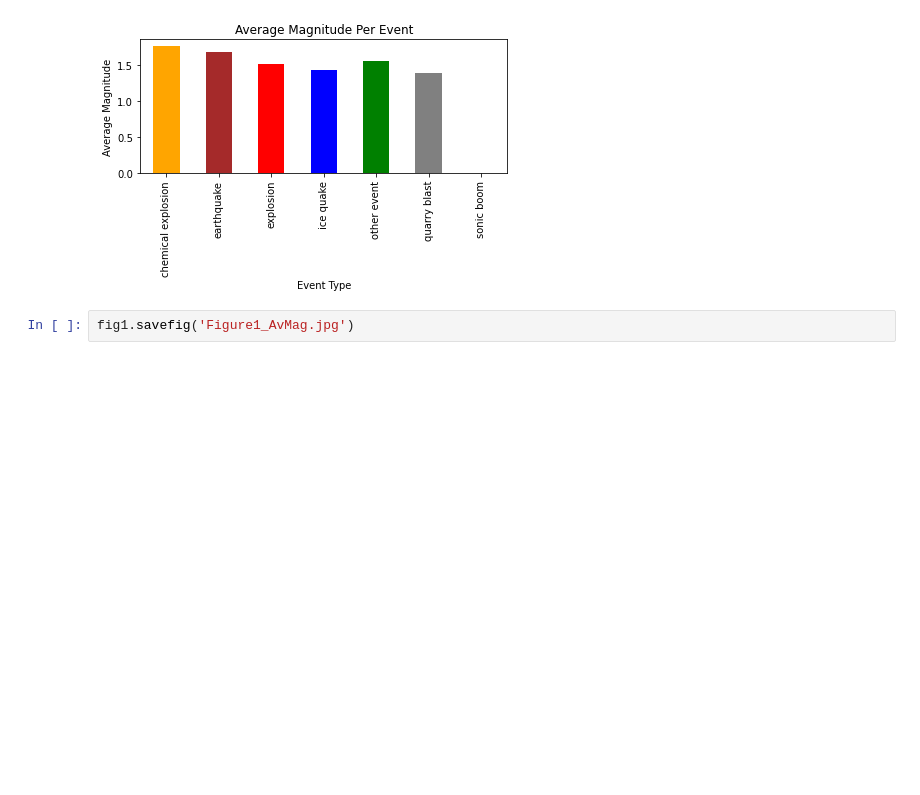
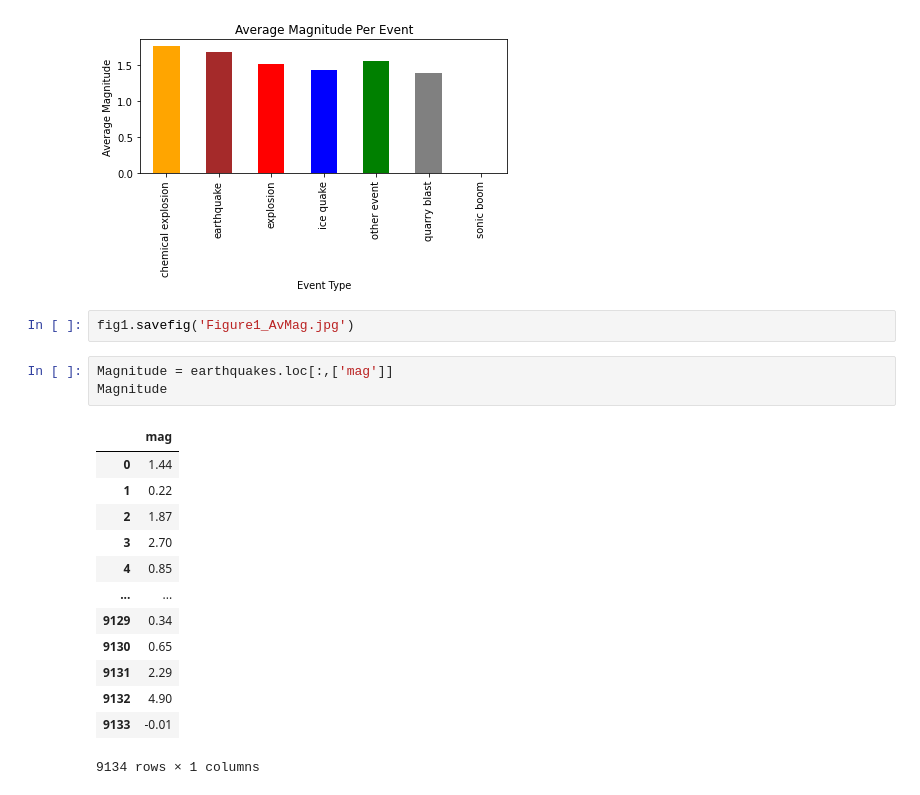
Before and after one commit to catstacks/TDADSAssignments, a Jupyter notebook: Earthquake_Visualisations.ipynb, the cells around one changed output. Cells and saved outputs as stored; diff of their text form; blank space fills up the shorter version.

```diff
--- a/Earthquake_Visualisations.ipynb
+++ b/Earthquake_Visualisations.ipynb
@@ -124,3 +124,20 @@ plt.tight_layout()
 [figure]
 # %%
 fig1.savefig('Figure1_AvMag.jpg')
+# %%
+Magnitude = earthquakes.loc[:,['mag']]
+Magnitude
+# %% [output]
+|  | mag |
+| 0 | 1.44 |
+| 1 | 0.22 |
+| 2 | 1.87 |
+| 3 | 2.70 |
+| 4 | 0.85 |
+| ... | ... |
+| 9129 | 0.34 |
+| 9130 | 0.65 |
+| 9131 | 2.29 |
+| 9132 | 4.90 |
+| 9133 | -0.01 |
+9134 rows × 1 columns
```
Also changed, not shown: parts of 3 cells of this notebook.
